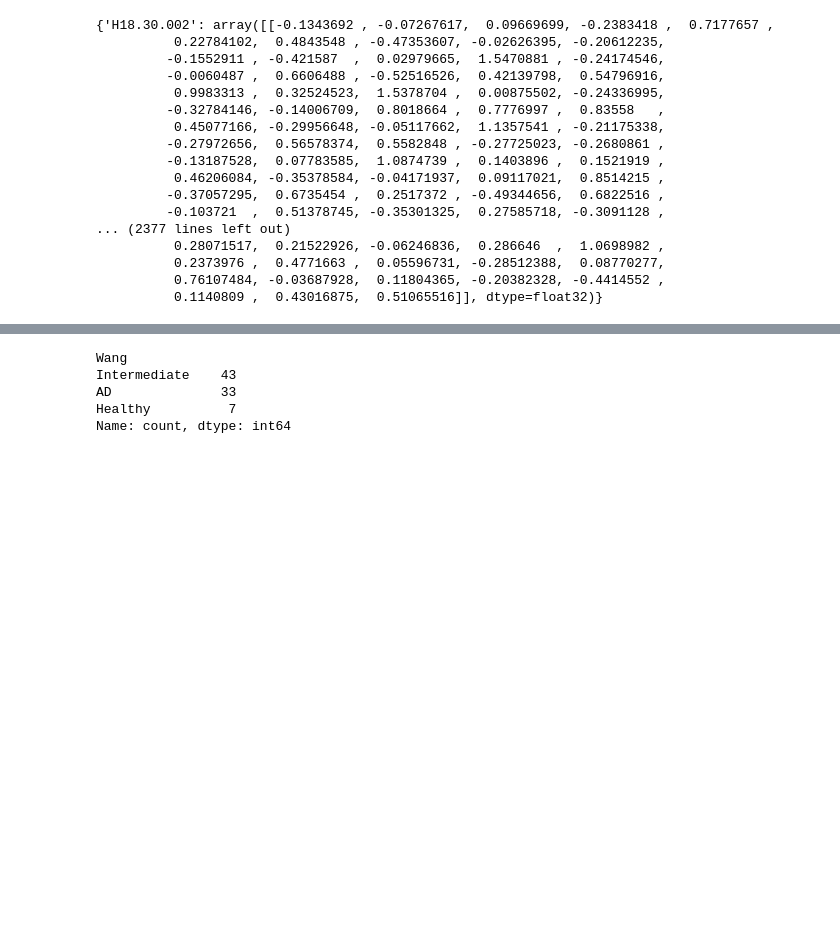
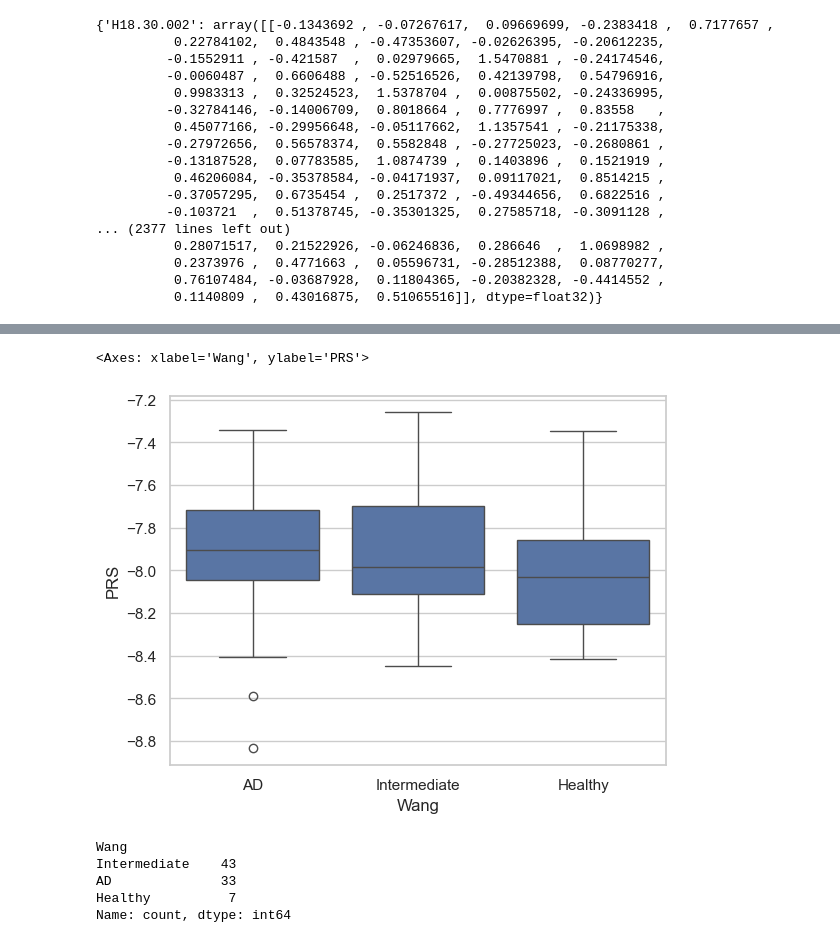
Before and after one commit to timoverlaan/scAGG, a Jupyter notebook: src/analysis/seaad_external_umap.ipynb, the cells around one changed output, grey strips where cells are left out. Cells and saved outputs as stored; diff of their text form; code cells hidden in the pictures; blank space fills up the shorter version.

```diff
--- a/src/analysis/seaad_external_umap.ipynb
+++ b/src/analysis/seaad_external_umap.ipynb
@@ -80,3 +145,11 @@ plt.show()
+# %%
+sns.boxplot(
+    x=donor_df["Wang"],
+    y=donor_df["PRS"],
+    order=["AD", "Intermediate", "Healthy"],)
+# %% [output]
+<Axes: xlabel='Wang', ylabel='PRS'>
+[figure, added]
 # %%
 donor_df["Wang"].value_counts()
 # %% [output]
```
Also changed, not shown: parts of 11 cells of this notebook, 3 other files.
